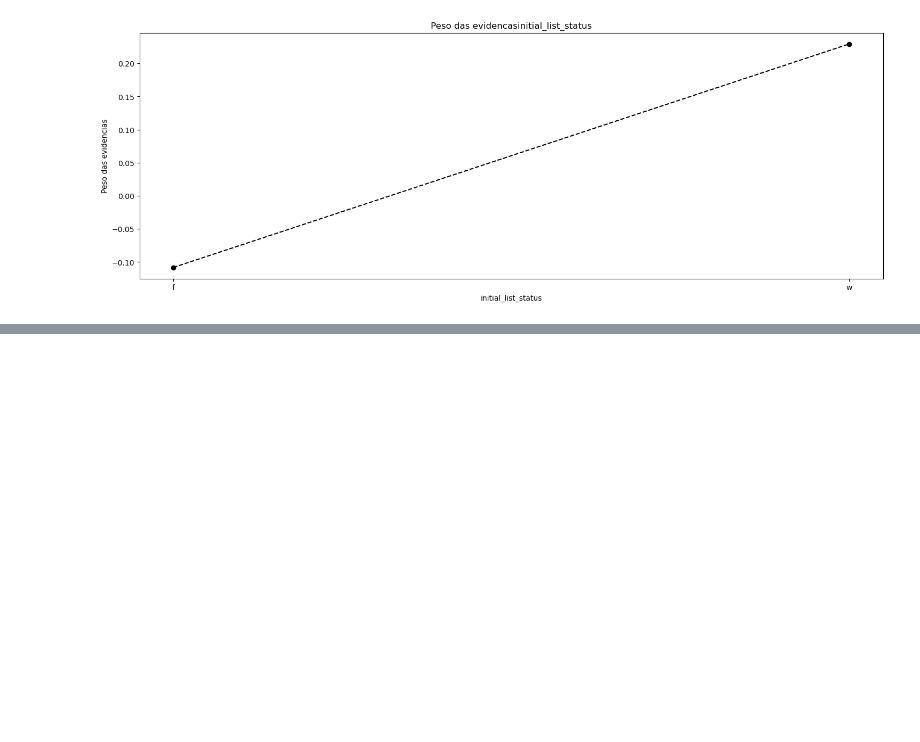
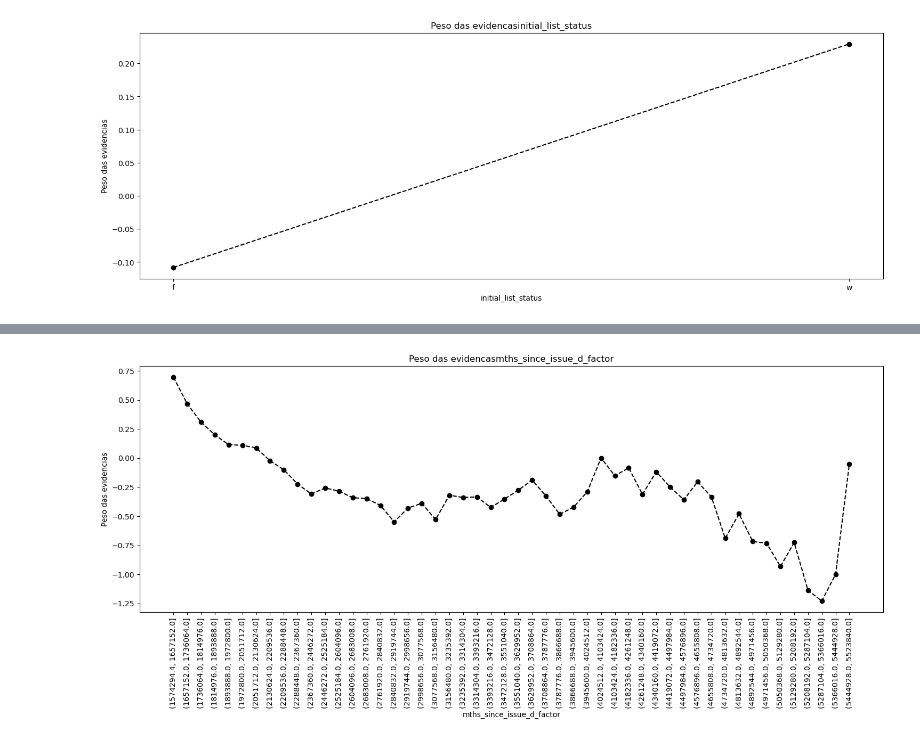
Before and after one commit to vinifranco48/credit_risk, a Jupyter notebook: notebooks/preprocessing.ipynb, the cells around one changed output, grey strips where cells are left out. Saved outputs shown, nothing was run; the diff lists cells and outputs as text; code cells hidden in the pictures; blank space fills up the shorter version.

```diff
--- a/notebooks/preprocessing.ipynb
+++ b/notebooks/preprocessing.ipynb
@@ -254,0 +301,9 @@ df_inputs_prepr['home_ownership:RENT_OTHER_NONE_ANY'] = sum([df_inputs_prepr['ho
+# %%
+df_inputs_prepr['emp_length:0'] = np.where(df_inputs_prepr['emp_length_int'].isin([0]),1, 0)
+df_inputs_prepr['emp_length:1'] = np.where(df_inputs_prepr['emp_length_int'].isin([1]),1, 0)
+df_inputs_prepr['emp_length:2-4'] = np.where(df_inputs_prepr['emp_length_int'].isin([2,5]),1, 0)
+df_inputs_prepr['emp_length:5-6'] = np.where(df_inputs_prepr['emp_length_int'].isin([5,7]),1, 0)
+df_inputs_prepr['emp_length:7-9'] = np.where(df_inputs_prepr['emp_length_int'].isin([7,10]),1, 0)
+df_inputs_prepr['emp_length:10'] = np.where(df_inputs_prepr['emp_length_int'].isin([10]),1, 0)
+# %%
+df_inputs_prepr['mths_since_issue_d_factor'] = pd.cut(df_inputs_prepr['mths_since_issue_d'], 50)
@@ -254,0 +326,13 @@ df_inputs_prepr['home_ownership:RENT_OTHER_NONE_ANY'] = sum([df_inputs_prepr['ho
+# %%
+df_inputs_prepr['mths_since_issue_d:<38'] = np.where(df_inputs_prepr['mths_since_issue_d'].isin(range(38)),1,0)
+df_inputs_prepr['mths_since_issue_d:38-39'] = np.where(df_inputs_prepr['mths_since_issue_d'].isin(range(38, 40)),1,0)
+df_inputs_prepr['mths_since_issue_d:40-41'] = np.where(df_inputs_prepr['mths_since_issue_d'].isin(range(40, 42)),1,0)
+df_inputs_prepr['mths_since_issue_d:42-48'] = np.where(df_inputs_prepr['mths_since_issue_d'].isin(range(42,49)),1,0)
+df_inputs_prepr['mths_since_issue_d:49-52'] = np.where(df_inputs_prepr['mths_since_issue_d'].isin(range(49,53)),1,0)
+df_inputs_prepr['mths_since_issue_d:53-64'] = np.where(df_inputs_prepr['mths_since_issue_d'].isin(range(53,65)),1,0)
+df_inputs_prepr['mths_since_issue_d:>84'] = np.where(df_inputs_prepr['mths_since_issue_d'].isin(range(85, int(df_inputs_prepr['mths_since_issue_d'].max()))), 1, 0)
+# %%
+df_temp = wo_discretize_continuos(df_inputs_prepr, 'mths_since_issue_d_factor', df_target_prepr)
+plot_woe(df_temp, rotation_axis= 90)
+# %% [output]
+[figure, added]
```
Also changed, not shown: parts of 63 cells of this notebook.
